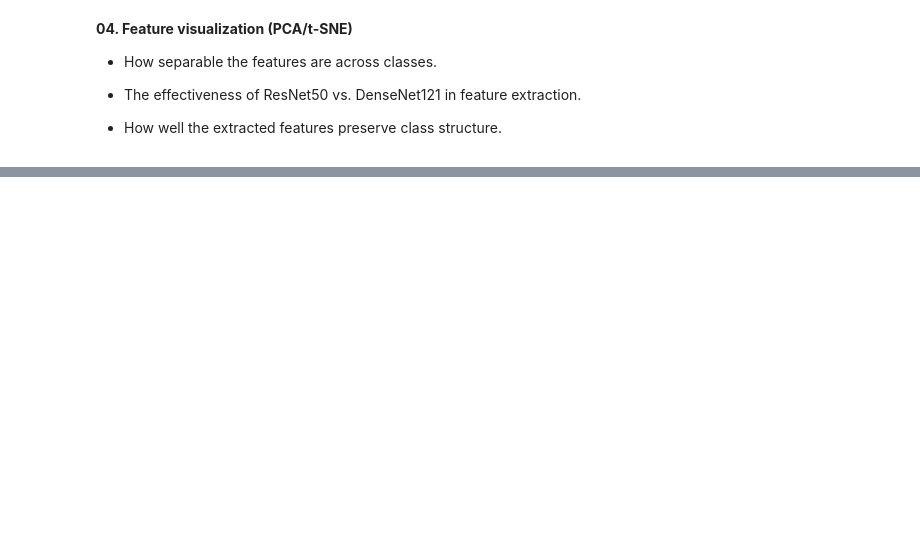
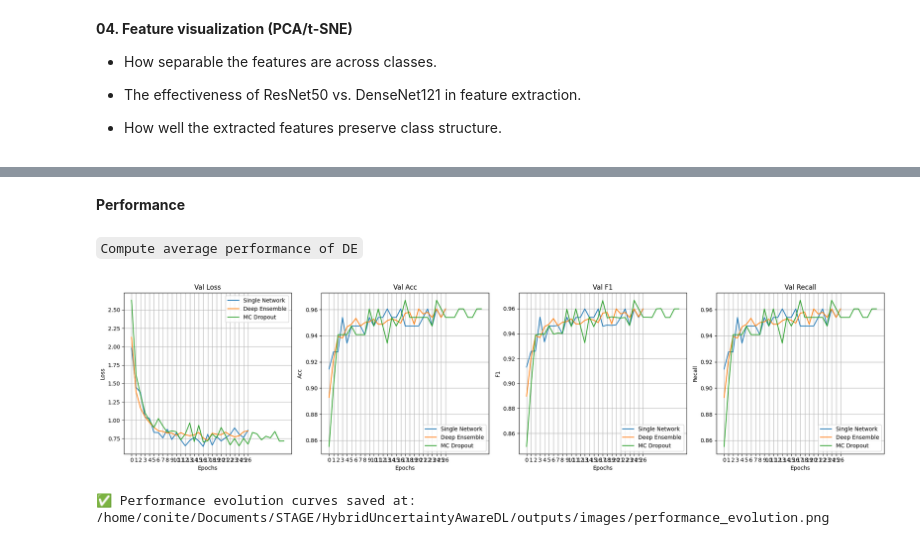
Before and after one commit to Conite002/HybridUncertaintyAwareDL, a Jupyter notebook: src/experimentations/sipakmed.ipynb, the cells around one changed output, grey strips where cells are left out. Saved outputs shown, nothing was run; the diff lists cells and outputs as text; code cells hidden in the pictures; blank space fills up the shorter version.

Commit message:
Add new modules for conformal prediction and uncertainty quantification; update training and testing pipeline

```diff
--- a/src/experimentations/sipakmed.ipynb
+++ b/src/experimentations/sipakmed.ipynb
@@ -410,5 +224,0 @@ Model saved to /home/conite/Documents/STAGE/HybridUncertaintyAwareDL_old/Outputs
-# %%
-ROOT_DIR = os.path.abspath("../")
-metrics_path = os.path.join(ROOT_DIR, "Outputs/models/EfficientNetB7_edl_digamma_metrics.json")
-metrics = load_metrics(metrics_path)
-plot_metrics(metrics, model_name="EfficientNetB7")
@@ -878,0 +413,17 @@ Now that we have trained standard classifiers (SVM, Random Forest), we will appl
+# %% [markdown]
+**Performance**
+# %% [markdown]
+`Compute average performance of DE`
+# %%
+df = []
+RESULTS_PATH = os.path.join(PROJECT_ROOT, "outputs/results")
+histories = {}
+for i in range(ENSEMBLE_SIZE):
+    deep_ensemble_path = os.path.join(RESULTS_PATH, f"DeepEnsemble_{i}_history.json")
+    histories[f"Deep Ensemble {i}"] = load_history(deep_ensemble_path)
+    df.append(pd.DataFrame.from_dict(load_history(deep_ensemble_path)))
+
+
+mean_df = pd.concat(df).groupby(level=0).mean()
+mean_df.head()
+save_history(mean_df.to_dict(), os.path.join(RESULTS_PATH, "DeepEnsemble_mean_history.json"))
@@ -878,0 +440,57 @@ Now that we have trained standard classifiers (SVM, Random Forest), we will appl
+# %%
+
+
+model_paths = {
+    "Single Network": os.path.join(RESULTS_PATH, "SingleNetwork_history.json"),
+    "Deep Ensemble": os.path.join(RESULTS_PATH, "DeepEnsemble_mean_history.json"),
+    "MC Dropout": os.path.join(RESULTS_PATH, "MCDropout_history.json"),
+}
+
+
+histories = {name: load_history(path) for name, path in model_paths.items()}
+
+def plot_performance_evolution(metrics=["val_loss", "val_acc", "val_f1", "val_recall"], save_path=f"{PROJECT_ROOT}/outputs/images", histories=histories):
+    """
+    Plots performance evolution for multiple models dynamically adjusting the number of columns.
+
+    Args:
+        metrics (list): List of validation metrics to plot.
+        save_path (str): Directory to save the plots.
+
+    Returns:
+        None
+    """
+    num_metrics = len(metrics)
+    num_cols = min(num_metrics, 4)
+    num_rows = math.ceil(num_metrics / num_cols)
+
+    fig, axs = plt.subplots(num_rows, num_cols, figsize=(5 * num_cols, 5 * num_rows))
+    axs = axs.flatten()
+    for idx, metric in enumerate(metrics):
+        for model_name, df in histories.items():
+            if df is not None and metric in df:
+                axs[idx].plot(df.index, df[metric], label=model_name)
+
+        axs[idx].set_title(metric.replace("_", " ").title())  # Format title
+        axs[idx].set_xlabel("Epochs")
+        axs[idx].set_ylabel(metric.split("_")[-1].title())
+        axs[idx].legend()
+        axs[idx].grid(True)
+
+    # Hide unused subplots if necessary
+    for i in range(len(metrics), len(axs)):
+        fig.delaxes(axs[i])
+
+    # 📌 Save and Show Plot
+    plt.tight_layout()
+    plot_path = os.path.join(save_path, "performance_evolution.png")
+    plt.savefig(plot_path)
+    plt.show()
+
+    print(f"✅ Performance evolution curves saved at: {plot_path}")
+
+
+plot_performance_evolution()
+# %% [output]
+[figure, added]
+✅ Performance evolution curves saved at: /home/conite/Documents/STAGE/HybridUncertaintyAwareDL/outputs/images/performance_evolution.png
```
Also changed, not shown: parts of 69 cells of this notebook, 56 other files.
